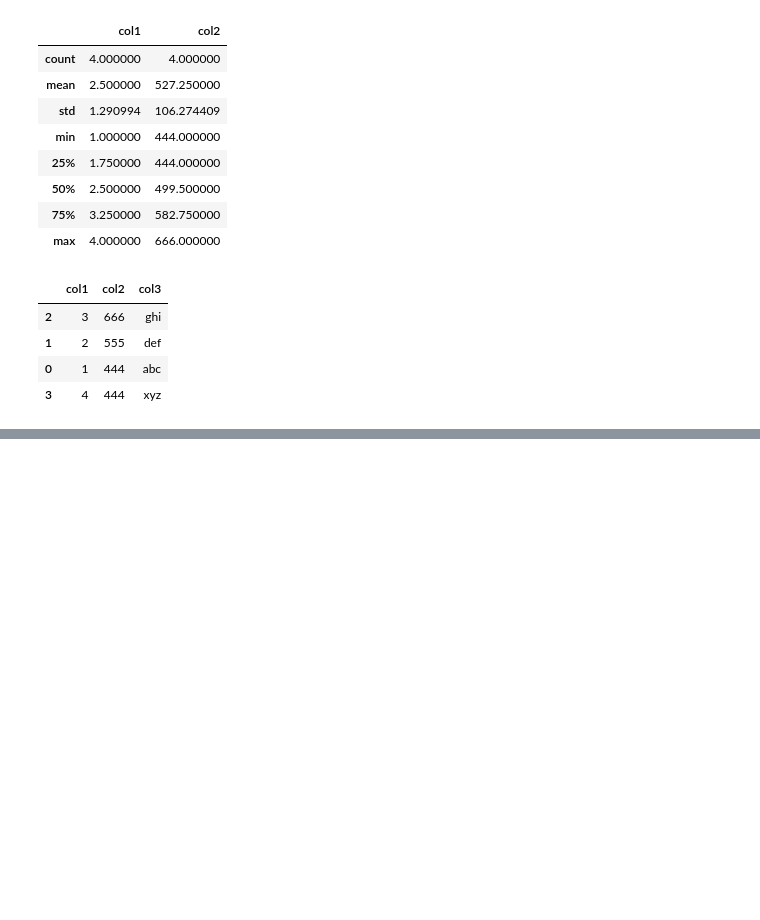
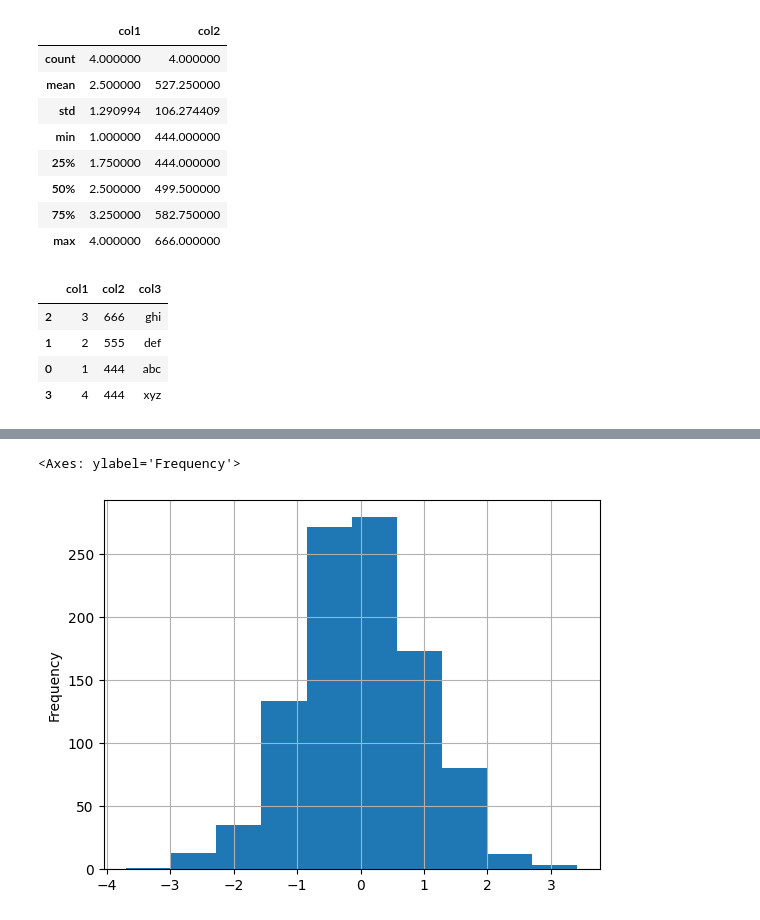
Before and after one commit to Ayush-hm/AI-Toolbox, a Jupyter notebook: Time_Series_Forecasting_using_Python.ipynb, the cells around one changed output, grey strips where cells are left out. Drawn from its saved outputs; the diff is of its cells as text; code cells hidden in the pictures; blank space fills up the shorter version.

```diff
--- a/Time_Series_Forecasting_using_Python.ipynb
+++ b/Time_Series_Forecasting_using_Python.ipynb
@@ -706,0 +739,5 @@ df.sort_values('col2', ascending=False)
+# %%
+df1['A'].plot.hist(grid=True)
+# %% [output]
+<Axes: ylabel='Frequency'>
+[figure, added]
```
Also changed, not shown: parts of 22 cells of this notebook.
